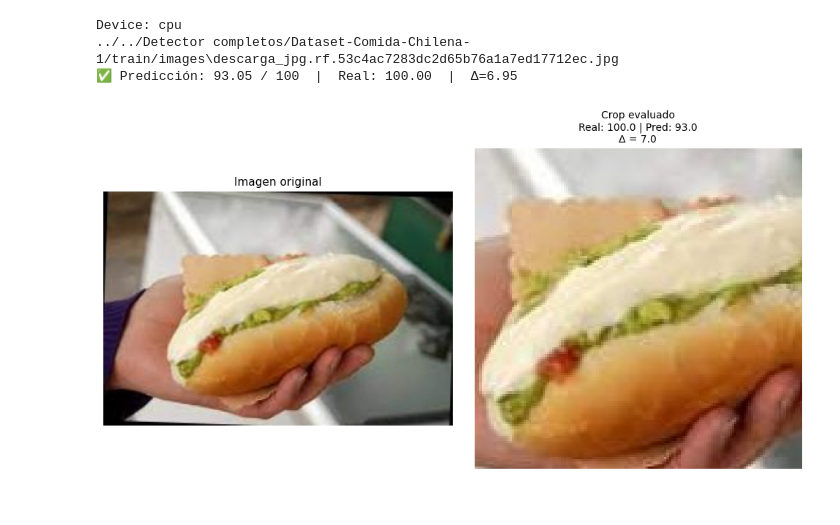
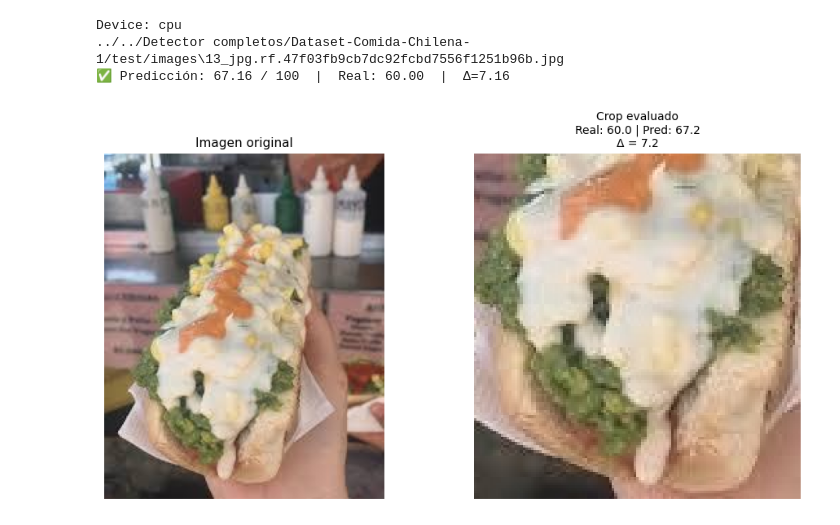
Before and after one commit to anaysc/Shefu-VC, a Jupyter notebook: Completos/completos_regresion/v1 - Regresión simple/Inf.ipynb, the cells around one changed output. Cells and saved outputs as stored; diff of their text form; code cells hidden in the pictures.

```diff
--- a/Completos/completos_regresion/v1 - Regresión simple/Inf.ipynb
+++ b/Completos/completos_regresion/v1 - Regresión simple/Inf.ipynb
@@ -1,6 +1,6 @@
 # %%
 # =========================================================
-# 🔹 INFERENCIA INDIVIDUAL CON VISUALIZACIÓN COMPLETA
+# INFERENCIA INDIVIDUAL CON VISUALIZACIÓN COMPLETA
 # =========================================================
 from PIL import Image
 
@@ -94,38 +94,36 @@ def predecir_y_mostrar_con_real(ruta_imagen_original, split="test"):
     if real is not None:
         delta = abs(pred - real)
         axes[1].set_title(f"Crop evaluado\nReal: {real:.1f} | Pred: {pred:.1f}\nΔ = {delta:.1f}", fontsize=10)
         print(f"✅ Predicción: {pred:.2f} / 100  |  Real: {real:.2f}  |  Δ={delta:.2f}")
     else:
         axes[1].set_title(f"Crop evaluado\nPredicción: {pred:.1f} / 100", fontsize=10)
         print(f"✅ Predicción: {pred:.2f} / 100 (sin nota real en CSV)")
 
     plt.tight_layout()
     plt.show()
 
     return pred, real, crop_path
 
 
 """
 #34_jpg.rf.3274f9678b84ec683a1edf1d20ad527e.jpg
 pred, real, crop_path = predecir_y_mostrar_con_real(
     r"../../Detector completos/Dataset-Comida-Chilena-1\train\images\112_jpg.rf.1f0aa54d9b7400df7d6795bc2b24651d.jpg",
     split="train"
 )
 """
 
 import random, glob
 
-# Carpeta donde buscar las imágenes
-carpeta = r"../../Detector completos/Dataset-Comida-Chilena-1/train/images"
+carpeta = r"../../Detector completos/Dataset-Comida-Chilena-1/test/images"
 
-# Buscar todas las .jpg y elegir una al azar
+# buscar todas las .jpg y elegir una al azar
 imagenes = glob.glob(os.path.join(carpeta, "*.jpg"))
 ruta_aleatoria = random.choice(imagenes)
 print(ruta_aleatoria)
-# Usar esa ruta en tu llamada normal
-pred, real, crop_path = predecir_y_mostrar_con_real(ruta_aleatoria, split="train")
+pred, real, crop_path = predecir_y_mostrar_con_real(ruta_aleatoria, split="test")
 # %% [output]
 Device: cpu
-../../Detector completos/Dataset-Comida-Chilena-1/train/images\descarga_jpg.rf.53c4ac7283dc2d65b76a1a7ed17712ec.jpg
-✅ Predicción: 93.05 / 100  |  Real: 100.00  |  Δ=6.95
+../../Detector completos/Dataset-Comida-Chilena-1/test/images\13_jpg.rf.47f03fb9cb7dc92fcbd7556f1251b96b.jpg
+✅ Predicción: 67.16 / 100  |  Real: 60.00  |  Δ=7.16
-[figure, old version]
+[figure, new version]
```
Also changed, not shown: 6 other files.
